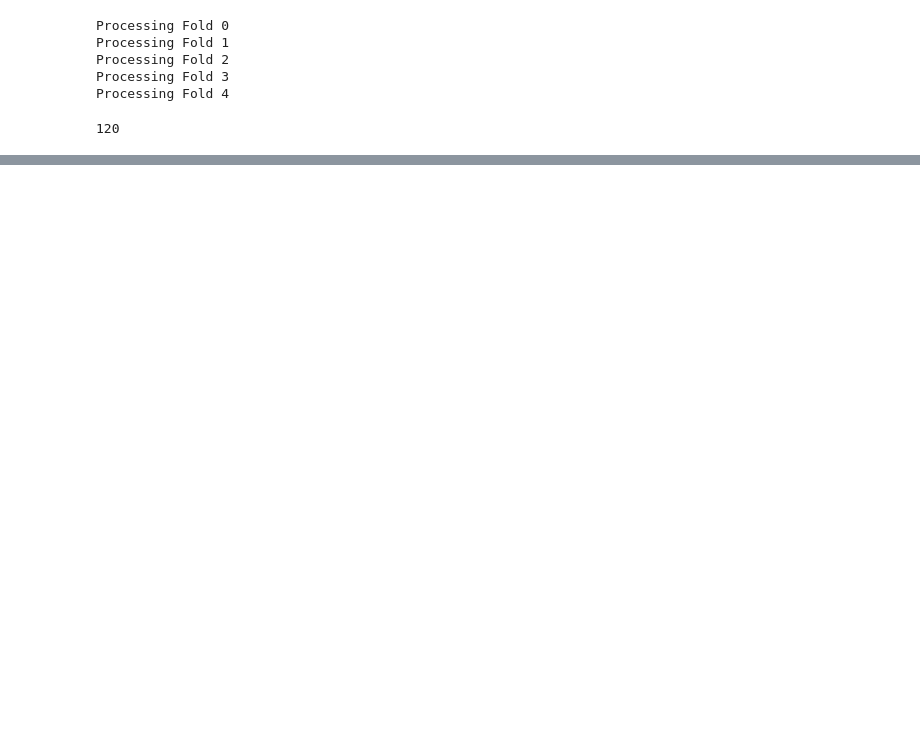
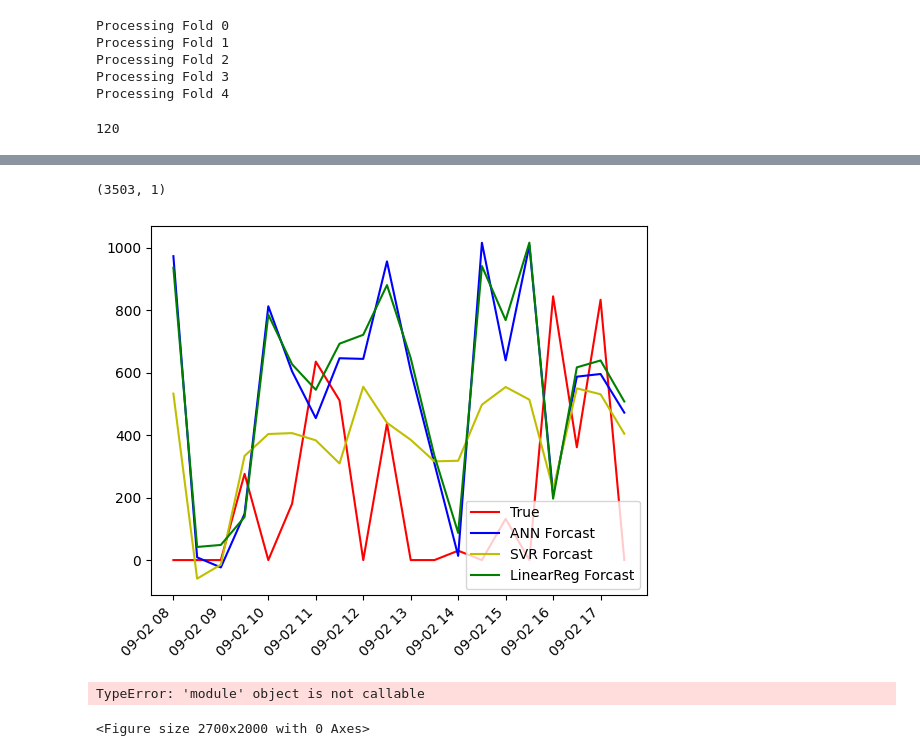
Before and after one commit to saraaktham/Solar-Data, a Jupyter notebook: read_data.ipynb, the cells around one changed output, grey strips where cells are left out. Saved outputs shown, nothing was run; the diff lists cells and outputs as text; code cells hidden in the pictures; blank space fills up the shorter version.

```diff
--- a/read_data.ipynb
+++ b/read_data.ipynb
@@ -584,0 +599,8 @@ testY.shape[0]
+# %%
+# make the time stamp matches the test Y
+shifted_df = df.iloc[8:, :]
+bad_df = shifted_df.isin(shifted_df.iloc[zero_index, :])
+df_zero_deleted = shifted_df[~bad_df].dropna()
+df_zero_deleted.shape
+timest = df_zero_deleted.index[-test_size:]
+print(timest)
@@ -584,0 +620,26 @@ testY.shape[0]
+# %%
+test_size = len(Y_test)
+
+np.reshape(Y_test,Y_test.shape[0])
+print(Y_test.shape)
+k =20
+plt.plot(timest[:k], Y_test[:k], 'r', label='True')
+plt.plot(timest[:k], y_pred[:k], 'b', label='ANN Forcast')
+plt.plot(timest[:k], y_pred_svr[:k], 'y', label='SVR Forcast')
+plt.plot(timest[:k], y_pred_linreg[:k], 'g', label='LinearReg Forcast')
+plt.xticks(rotation=45, ha='right')
+plt.legend()
+plt.show()
+# %% [output]
+(3503, 1)
+[figure, added]
+# %%
+import basemap
+import matplotlib.animation
+
+fig = plt.figure(figsize=(27, 20))
+m = basemap(projection='mill', lon_0=0)
+m.drawcoastlines(color='r', linewidth=1.0)
+# %% [output]
+TypeError: 'module' object is not callable
+<Figure size 2700x2000 with 0 Axes>
```
Also changed, not shown: parts of 20 cells of this notebook, 4 other files.
